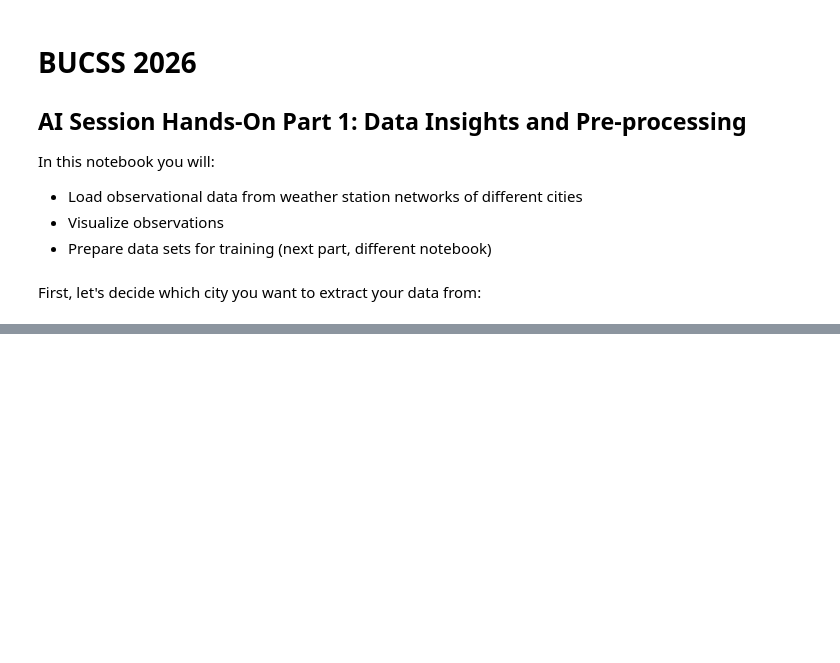
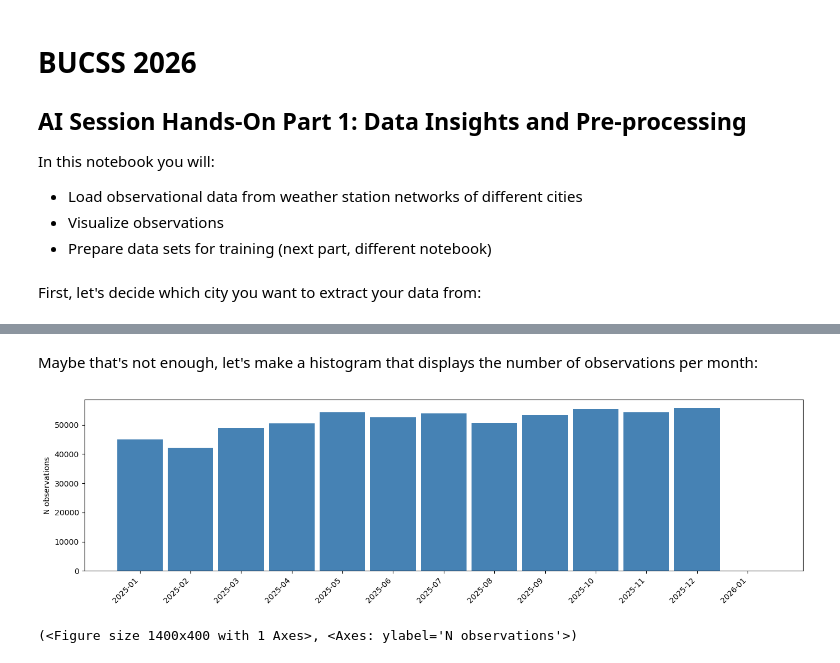
Before and after one commit to cpierceb/buccs_notebooks, a Jupyter notebook: notebooks/dataprep.ipynb, the cells around one changed output, grey strips where cells are left out. Saved outputs shown, nothing was run; the diff lists cells and outputs as text; code cells hidden in the pictures; blank space fills up the shorter version.

```diff
--- a/notebooks/dataprep.ipynb
+++ b/notebooks/dataprep.ipynb
@@ -50,0 +130,31 @@ obs_map(data)
+# %% [markdown]
+Maybe that's not enough, let's make a histogram that displays the number of observations per month:
+# %%
+def obs_per_month(data: pd.DataFrame):
+    #group the data per month
+    months = data["datetime_utc"].dt.to_period("M")
+
+    # count observations per calendar month
+    counts = months.value_counts().sort_index()
+
+    # build the FULL month range and reindex -> missing months become 0
+    full = pd.period_range(counts.index.min(), counts.index.max(), freq="M")
+    counts = counts.reindex(full, fill_value=0)
+
+    fig, ax = plt.subplots(figsize=(14, 4))
+    ax.bar(counts.index.astype(str), counts.values, width=0.9, color="steelblue")
+    ax.set_ylabel("N observations")
+
+    # thin the x labels so they don't collide
+    step = max(1, len(counts) // 24)
+    ax.set_xticks(range(0, len(counts), step))
+    ax.set_xticklabels([str(counts.index[i]) for i in range(0, len(counts), step)],
+                       rotation=45, ha="right")
+    fig.tight_layout()
+    plt.show()
+    return fig, ax
+
+obs_per_month(data)
+# %% [output]
+[figure, added]
+(<Figure size 1400x400 with 1 Axes>, <Axes: ylabel='N observations'>)
```
Also changed, not shown: parts of 10 cells of this notebook, 2 other files.
